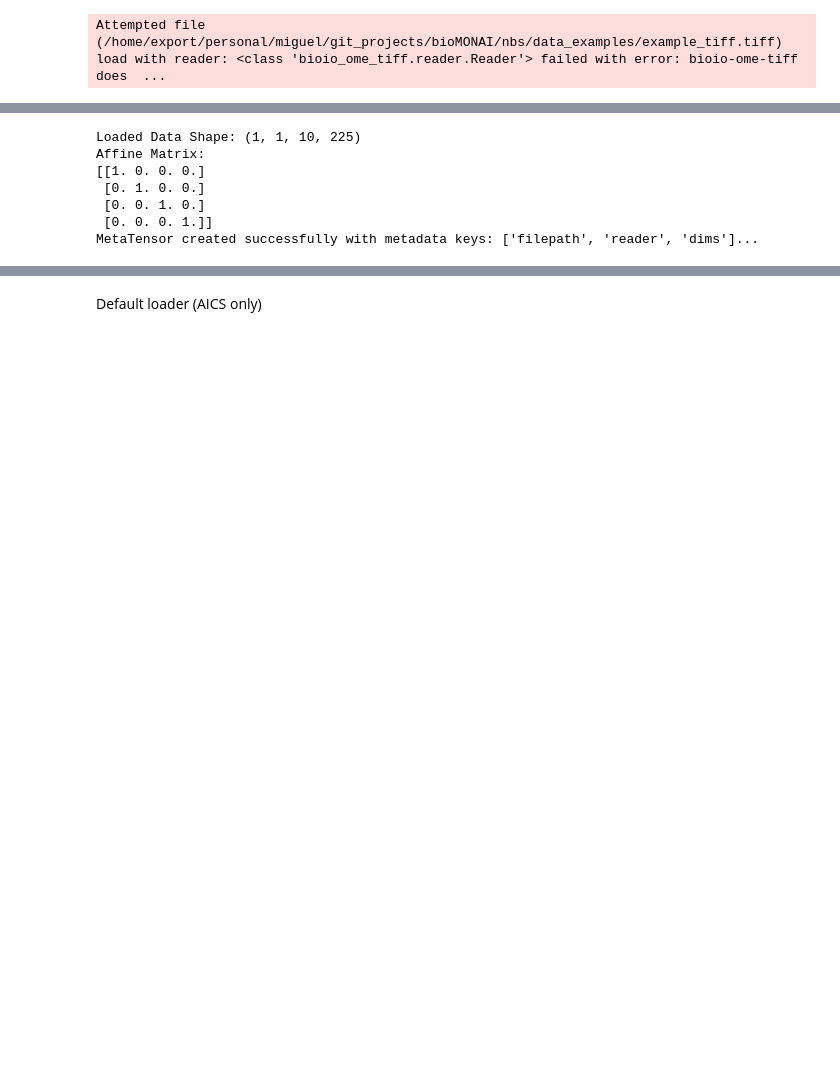
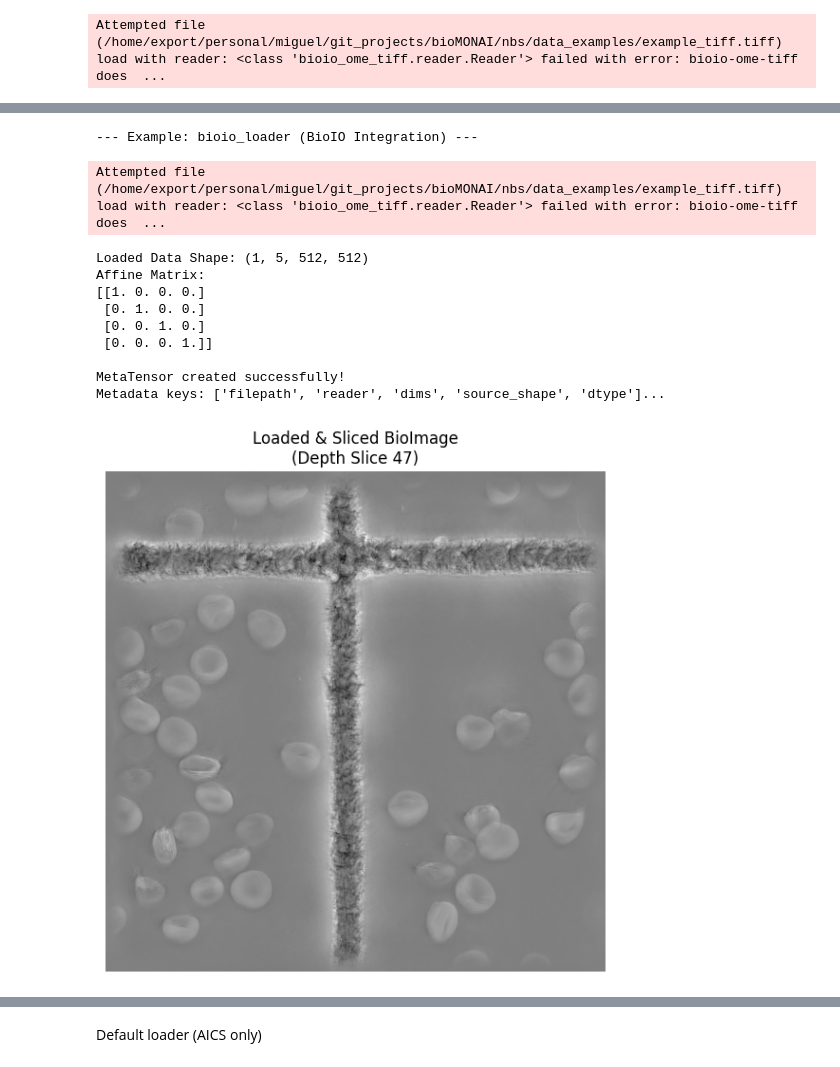
Before and after one commit to deepCLEM/bioMONAI, a Jupyter notebook: nbs/010_io.ipynb, the cells around one changed output, grey strips where cells are left out. Drawn from its saved outputs; the diff is of its cells as text; code cells hidden in the pictures; blank space fills up the shorter version.

```diff
--- a/nbs/010_io.ipynb
+++ b/nbs/010_io.ipynb
@@ -835,34 +1374,61 @@ class bioio_loader():
 # %%
 # Example: Loading images with bioio_loader
+import matplotlib.pyplot as plt
+import warnings
+from monai.data import MetaTensor
+
+print("--- Example: bioio_loader (BioIO Integration) ---")
+
 # bioio_loader integrates with AICSImage to extract the data tensor, metadata,
-# and affine matrix directly from complex formats or standard images.
+# and affine matrix directly from complex biological formats.
 
 try:
     # 1. Initialize the loader, specifying a slice dictionary and channel layout
-    loader = bioio_loader(ind_dict={'Y': slice(0, 10)}, channels="CZYX")
+    # We slice the 'Z' axis to extract just 5 slices to save memory during loading
+    loader = bioio_loader(ind_dict={'Z': slice(45, 50)}, channels="CZYX")
 
-    # 2. Load the image from a real path
-    file_path = './data_examples/cameraman_noisy.jpg'
-    img_data, meta, affine = loader(file_path)
+    # 2. Load the biological image from a real path
+    file_path = './data_examples/example_tiff.tiff'
+
+    # Suppress warnings from bioio_tifffile missing resolution tags
+    with warnings.catch_warnings():
+        warnings.simplefilter("ignore")
+        img_data, meta, affine = loader(file_path)
 
     print(f"Loaded Data Shape: {img_data.shape}")
-    print(f"Affine Matrix:\n{affine}")
+    print(f"Affine Matrix:\n{affine}\n")
 
     # 3. Seamlessly integrate with MONAI's MetaTensor
-    from monai.data import MetaTensor
     img_tensor = MetaTensor(x=img_data, affine=affine, meta=meta)
-    print(f"MetaTensor created successfully with metadata keys: {list(img_tensor.meta.keys())[:3]}...")
+    print(f"MetaTensor created successfully!")
+    print(f"Metadata keys: {list(img_tensor.meta.keys())[:5]}...")
 
-except Exception:
-    pass
+    # VISUALIZATION
+    fig, ax = plt.subplots(1, 1, figsize=(6, 6))
+
+    # img_data shape is (C, Z, Y, X) -> (1, 5, 512, 512). Let's plot the middle slice (index 2)
+    ax.imshow(img_data[0, 2], cmap='gray')
+    ax.set_title("Loaded & Sliced BioImage\n(Depth Slice 47)")
+    ax.axis('off')
+
+    plt.tight_layout()
+    plt.show()
+
+except Exception as e:
+    print(f"Visualization skipped: {e}")
 # %% [output]
-Loaded Data Shape: (1, 1, 10, 225)
-Affine Matrix:
-[[1. 0. 0. 0.]
- [0. 1. 0. 0.]
- [0. 0. 1. 0.]
- [0. 0. 0. 1.]]
-MetaTensor created successfully with metadata keys: ['filepath', 'reader', 'dims']...
+--- Example: bioio_loader (BioIO Integration) ---
+Attempted file (/home/export/personal/miguel/git_projects/bioMONAI/nbs/data_examples/example_tiff.tiff) load with reader: <class 'bioio_ome_tiff.reader.Reader'> failed with error: bioio-ome-tiff does  ...
+Loaded Data Shape: (1, 5, 512, 512)
+Affine Matrix:
+[[1. 0. 0. 0.]
+ [0. 1. 0. 0.]
+ [0. 0. 1. 0.]
+ [0. 0. 0. 1.]]
+
+MetaTensor created successfully!
+Metadata keys: ['filepath', 'reader', 'dims', 'source_shape', 'dtype']...
+[figure, added]
 # %%
 #| hide
 from fastcore.test import test_eq
```
Also changed, not shown: parts of 87 cells of this notebook.
